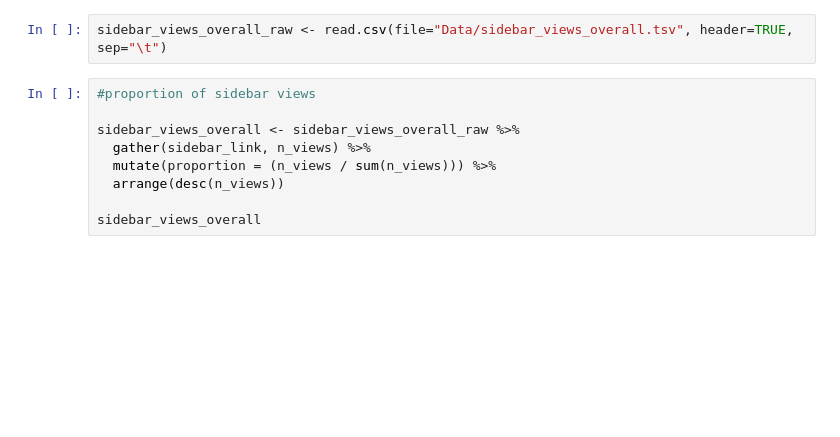
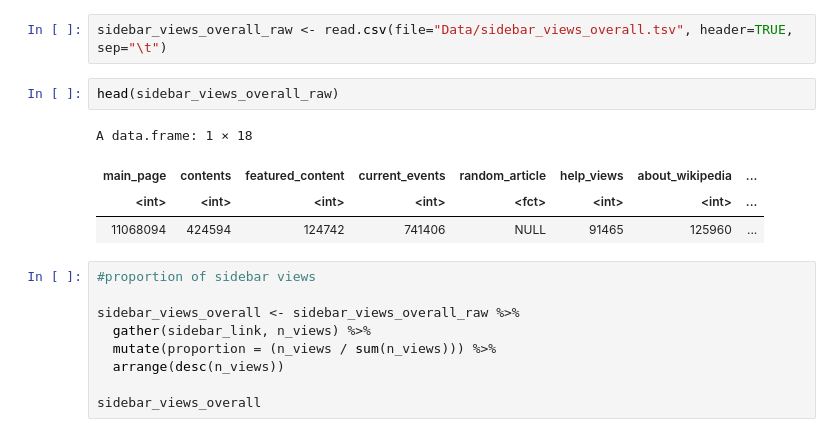
Before and after one commit to wikimedia-research/Desktop-behavior-analysis-Aug-2019, a Jupyter notebook: Desktop_usage_behavior_analysis.ipynb, the cells around one changed output. Drawn from its saved outputs; the diff is of its cells as text; blank space fills up the shorter version.

```diff
--- a/Desktop_usage_behavior_analysis.ipynb
+++ b/Desktop_usage_behavior_analysis.ipynb
@@ -242,6 +252,13 @@ WHERE year = 2019 and month = 7
   AND is_pageview"
 # %%
 sidebar_views_overall_raw <- read.csv(file="Data/sidebar_views_overall.tsv", header=TRUE, sep="\t")
+# %%
+head(sidebar_views_overall_raw)
+# %% [output]
+A data.frame: 1 × 18
+| main_page | contents | featured_content | current_events | random_article | help_views | about_wikipedia | ... |
+| <int> | <int> | <int> | <int> | <fct> | <int> | <int> | ... |
+| 11068094 | 424594 | 124742 | 741406 | NULL | 91465 | 125960 | ... |
 # %%
 #proportion of sidebar views
 
```
Also changed, not shown: parts of 12 cells of this notebook.
